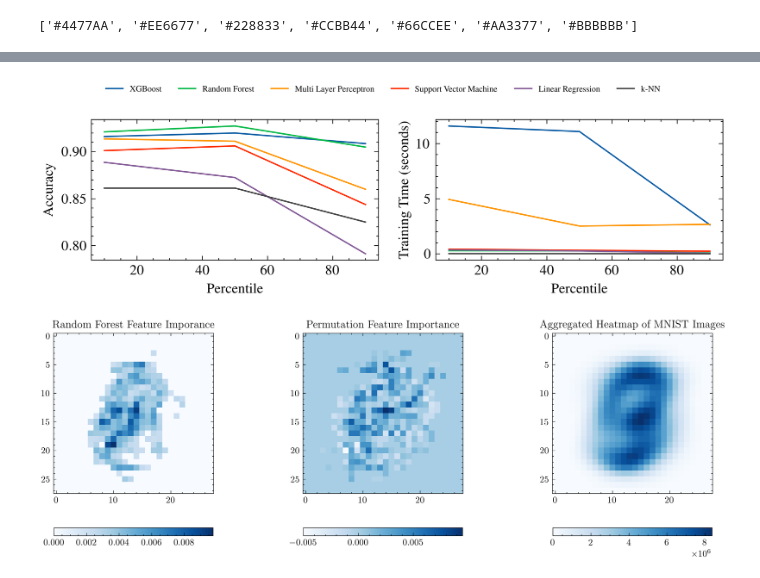
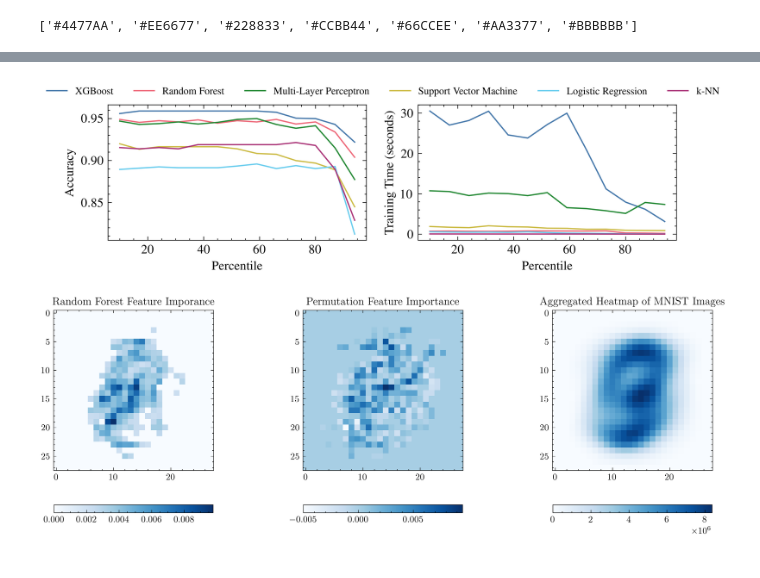
Before and after one commit to Versus-91/blackboxofmachinelearning, a Jupyter notebook: mnist.ipynb, the cells around one changed output, grey strips where cells are left out. Saved outputs shown, nothing was run; the diff lists cells and outputs as text; code cells hidden in the pictures.

```diff
--- a/mnist.ipynb
+++ b/mnist.ipynb
@@ -232,7 +232,7 @@ lr accuracy: 0.883
 models = {
     'XGBoost': xgb_model,
     'Random Forest': rf_model,
-    'Multi Layer Perceptron': dnn_model,
+    'Multi-Layer Perceptron': dnn_model,
     'Support Vector Machine': svm_model,
     "Logistic Regression":lr_model,
     "k-NN":knn_model,
@@ -280,26 +312,20 @@ num_models = len(models)
 num_rows = 2
 num_cols = 3
 
-fig, axes = plt.subplots(num_rows, num_cols, figsize=(14, 8))
-
+fig, axes = plt.subplots(num_rows, num_cols, figsize=(10, 6))
 for i, (model_name, model) in enumerate(models.items()):
     row_idx = i // num_cols
     col_idx = i % num_cols
     with plt.style.context('science'):
         column = np.array(pfi_values[0][model_name])  # Get feature importance values for the current model
-        threshold = np.percentile(column, 80)  # Adjust the percentile as needed
+        threshold = np.percentile(column, 0)  # Adjust the percentile as needed
         masked_matrix = np.where(column < threshold, 0, column)
-        sns.heatmap(masked_matrix.reshape(28,28), ax=axes[row_idx, col_idx], cmap="Blues", cbar=False)
+        im = axes[row_idx, col_idx].imshow(masked_matrix.reshape(28, 28), cmap='Blues')
         axes[row_idx, col_idx].set_title(model_name)
         axes[row_idx, col_idx].set_xticklabels([])
         axes[row_idx, col_idx].set_yticklabels([])
-        axes[row_idx, col_idx].set_xlabel("Feature Importance")
         axes[row_idx, col_idx].set_ylabel("")
-
-# Hide empty subplots
-for i in range(num_models, num_rows * num_cols):
-    axes.flatten()[i].axis('off')
-
+        cbar = plt.colorbar(im, ax=axes[row_idx, col_idx], shrink=0.8)
 plt.tight_layout()
 plt.show()
 # %% [output]
@@ -307,9 +336,12 @@ plt.show()
 # %%
+color_cycle = plt.rcParams['axes.prop_cycle'].by_key()['color']
+num_colors = 10
+custom_colors = color_cycle[:num_colors]
 with plt.style.context('science'):
     accuracies = {model_name: [] for model_name in models}
     training_times = {model_name: [] for model_name in models}
 
-    percentiles = range(10, 99,40)
+    percentiles = range(10, 99,7)
 
     fig, axs = plt.subplots(1, 2, figsize=(8, 2))
     models2 = {
@@ -320,10 +352,9 @@ with plt.style.context('science'):
         "Logistic Regression":LogisticRegression(),
         "k-NN":KNeighborsClassifier(),
     }
-    for model_name, model in models2.items():
+
+    for i, (model_name, model) in enumerate(models2.items()):
         for percentile_val in percentiles:
-            if model_name == "Logistic Regression":
-               model_name = "Linear Regression"
             # Calculate the threshold for the current percentile
             threshold = np.percentile(pfi_values[0][model_name], percentile_val, axis=0)
 
@@ -345,39 +376,42 @@ with plt.style.context('science'):
 
             # Record training time
             training_times[model_name].append(end_time - start_time)
 
             # Evaluate the model
             accuracy = model.score(X_test_scaled, y_test)
 
             # Record accuracy
             accuracies[model_name].append(accuracy)
-
+        if model_name == 'Multi Layer Perceptron':
+            label = 'Multi-Layer Perceptron'
+        else:
+            label = model_name
         # Plot accuracies
-        axs[0].plot(percentiles, accuracies[model_name], label=model_name)
+        axs[0].plot(percentiles, accuracies[model_name], label=label, color=custom_colors[i])
 
         # Plot training times
-        axs[1].plot(percentiles, training_times[model_name], label=model_name)
+        axs[1].plot(percentiles, training_times[model_name], label=label, color=custom_colors[i])
 
     # Set titles and labels for the plots
     axs[0].set_xlabel('Percentile')
     axs[0].set_ylabel('Accuracy')
 
     axs[1].set_xlabel('Percentile')
     axs[1].set_ylabel('Training Time (seconds)')
     handles_dict = {}
     for ax in [axs[0],axs[1]]:
         handles_ax, labels_ax = ax.get_legend_handles_labels()
         for handle, label in zip(handles_ax, labels_ax):
             if label not in handles_dict:
                 handles_dict[label] = handle
 
-    plt.subplots_adjust(top=0.8)
+    plt.subplots_adjust(top=0.85)
     unique_handles = list(handles_dict.values())
     unique_labels = list(handles_dict.keys())
-    fig.legend(unique_handles, unique_labels, loc='upper center', ncol=6, fontsize=6)
+    fig.legend(unique_handles, unique_labels, loc='upper center', ncol=6, fontsize=8)
     plt.show()
 # %% [output]
-[figure, old version]
+[figure, new version]
 # %%
 %matplotlib inline
 import matplotlib
```
Also changed, not shown: parts of 6 cells of this notebook, 6 other files.
